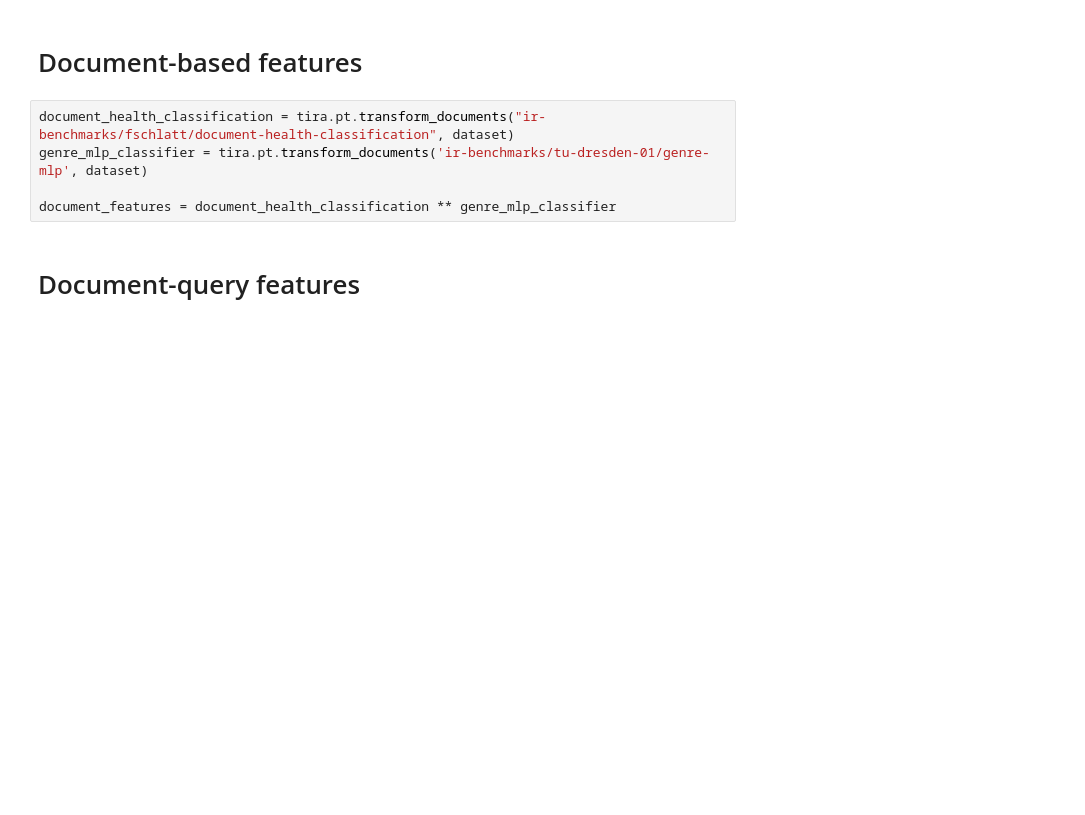
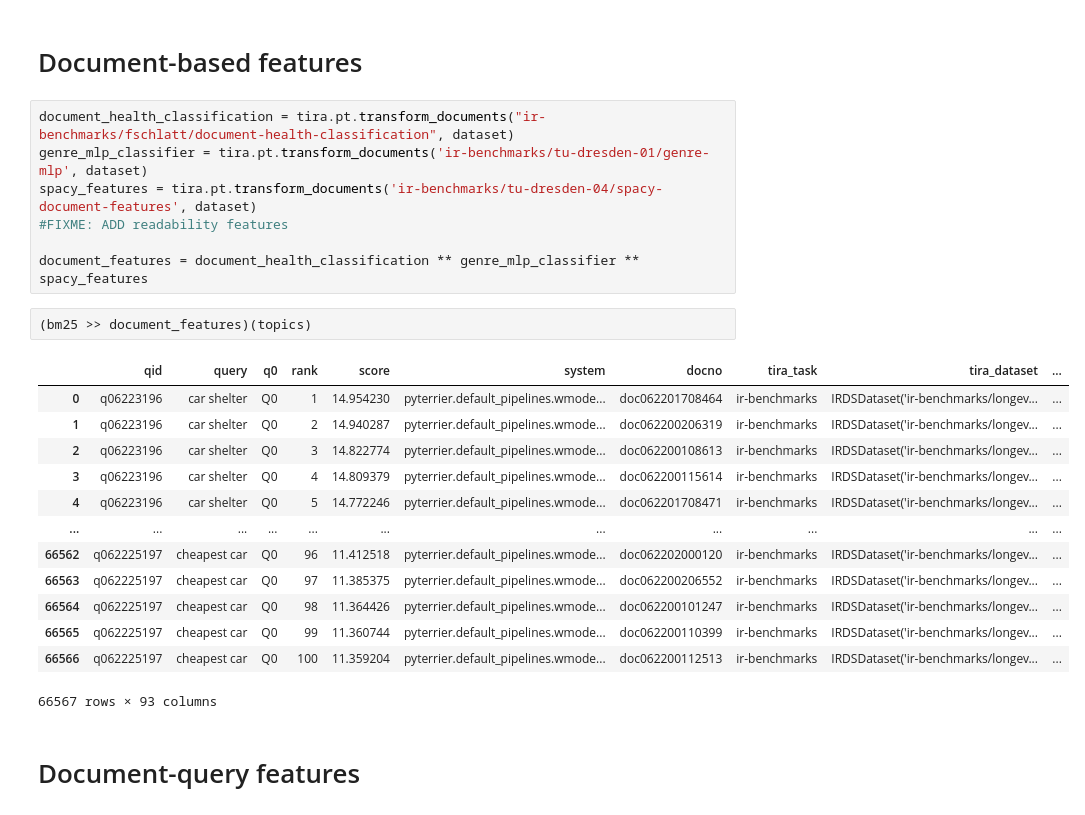
Before and after one commit to OpenWebSearch/LONGEVAL-24, a Jupyter notebook: learning-to-rank/learning-to-rank.ipynb, the cells around one changed output. Saved outputs shown, nothing was run; the diff lists cells and outputs as text; blank space fills up the shorter version.

```diff
--- a/learning-to-rank/learning-to-rank.ipynb
+++ b/learning-to-rank/learning-to-rank.ipynb
@@ -127,8 +145,26 @@ query_features = intent_prediction ** qpp
 # %%
 document_health_classification = tira.pt.transform_documents("ir-benchmarks/fschlatt/document-health-classification", dataset)
 genre_mlp_classifier = tira.pt.transform_documents('ir-benchmarks/tu-dresden-01/genre-mlp', dataset)
+spacy_features = tira.pt.transform_documents('ir-benchmarks/tu-dresden-04/spacy-document-features', dataset)
+#FIXME: ADD readability features
 
-document_features = document_health_classification ** genre_mlp_classifier
+document_features = document_health_classification ** genre_mlp_classifier ** spacy_features
+# %%
+(bm25 >> document_features)(topics)
+# %% [output]
+|  | qid | query | q0 | rank | score | system | docno | tira_task | tira_dataset | ... |
+| 0 | q06223196 | car shelter | Q0 | 1 | 14.954230 | pyterrier.default_pipelines.wmode... | doc062201708464 | ir-benchmarks | IRDSDataset('ir-benchmarks/longev... | ... |
+| 1 | q06223196 | car shelter | Q0 | 2 | 14.940287 | pyterrier.default_pipelines.wmode... | doc062200206319 | ir-benchmarks | IRDSDataset('ir-benchmarks/longev... | ... |
+| 2 | q06223196 | car shelter | Q0 | 3 | 14.822774 | pyterrier.default_pipelines.wmode... | doc062200108613 | ir-benchmarks | IRDSDataset('ir-benchmarks/longev... | ... |
+| 3 | q06223196 | car shelter | Q0 | 4 | 14.809379 | pyterrier.default_pipelines.wmode... | doc062200115614 | ir-benchmarks | IRDSDataset('ir-benchmarks/longev... | ... |
+| 4 | q06223196 | car shelter | Q0 | 5 | 14.772246 | pyterrier.default_pipelines.wmode... | doc062201708471 | ir-benchmarks | IRDSDataset('ir-benchmarks/longev... | ... |
+| ... | ... | ... | ... | ... | ... | ... | ... | ... | ... | ... |
+| 66562 | q062225197 | cheapest car | Q0 | 96 | 11.412518 | pyterrier.default_pipelines.wmode... | doc062202000120 | ir-benchmarks | IRDSDataset('ir-benchmarks/longev... | ... |
+| 66563 | q062225197 | cheapest car | Q0 | 97 | 11.385375 | pyterrier.default_pipelines.wmode... | doc062200206552 | ir-benchmarks | IRDSDataset('ir-benchmarks/longev... | ... |
+| 66564 | q062225197 | cheapest car | Q0 | 98 | 11.364426 | pyterrier.default_pipelines.wmode... | doc062200101247 | ir-benchmarks | IRDSDataset('ir-benchmarks/longev... | ... |
+| 66565 | q062225197 | cheapest car | Q0 | 99 | 11.360744 | pyterrier.default_pipelines.wmode... | doc062200110399 | ir-benchmarks | IRDSDataset('ir-benchmarks/longev... | ... |
+| 66566 | q062225197 | cheapest car | Q0 | 100 | 11.359204 | pyterrier.default_pipelines.wmode... | doc062200112513 | ir-benchmarks | IRDSDataset('ir-benchmarks/longev... | ... |
+66567 rows × 93 columns
 # %% [markdown]
 # Document-query features
 # %%
```
Also changed, not shown: parts of 1 cell of this notebook.
